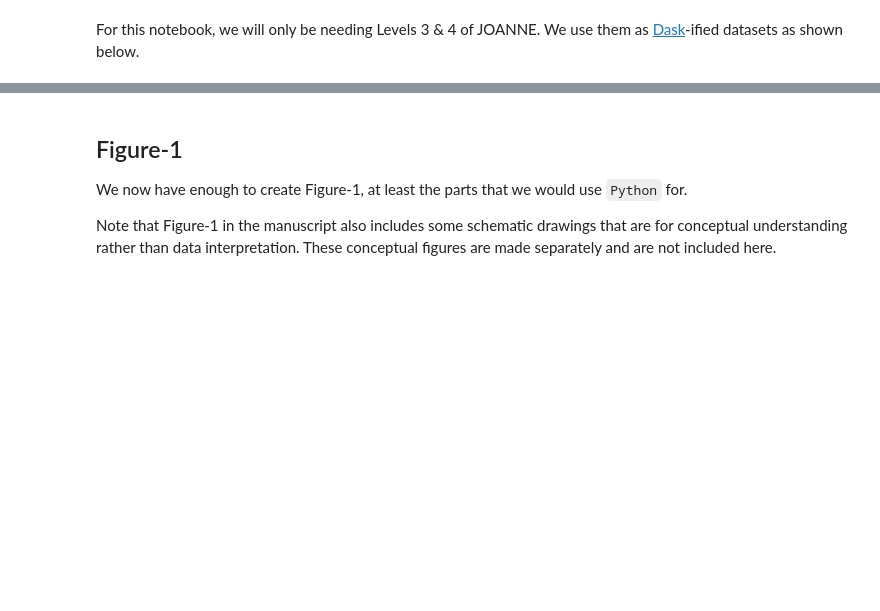
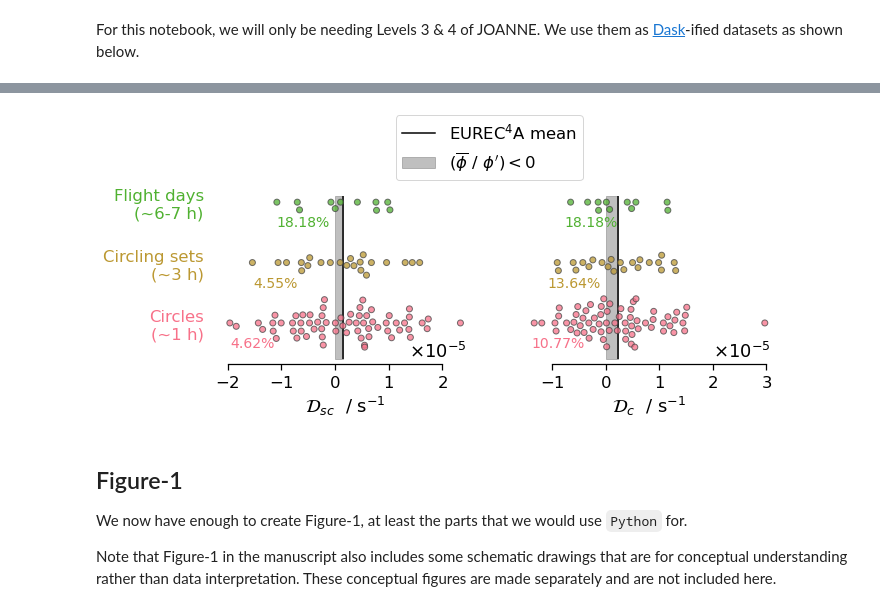
Before and after one commit to Geet-George/recode_smocs, a Jupyter notebook: JOANNE_processing.ipynb, the cells around one changed output, grey strips where cells are left out. Cells and saved outputs as stored; diff of their text form; code cells hidden in the pictures; blank space fills up the shorter version.

```diff
--- a/JOANNE_processing.ipynb
+++ b/JOANNE_processing.ipynb
@@ -107,5 +106,53 @@ for variable in ['D_ano','q_ano']:
             daily[f'{layer}_{variable}_{function}'] = ay.compute_over_layer(resampled_mean,variable,layers[layer]['base'],layers[layer]['top'],function)
             cirsets[f'{layer}_{variable}_{function}'] = ay.compute_over_layer(ds_cirsets,variable,layers[layer]['base'],layers[layer]['top'],function)
+# %%
+sb_color_palette = "husl"
+sb.set_context('notebook',font_scale=1.5)
+sb.set_palette(sb_color_palette)
+f,ax = plt.subplots(1,2,figsize=(10,3),sharey=True)
+ylim = (-.6,2.1)
+
+for i,layer in enumerate(['sc','c']):
+
+    variable = 'D'
+    parameter = f'{layer}_{variable}_mean'
+    parameter_ano = f'{layer}_{variable}_ano_mean'
+
+    df = pd.concat([sample_type[parameter].to_series().reset_index(drop=True).rename(str(i)) for i,sample_type in enumerate([circles,cirsets,daily])],axis=1)
+
+    sign_changes = np.array([sample_type[parameter].where(sample_type[parameter]/sample_type[parameter_ano] < 0,drop=True).count().values for sample_type in [circles,cirsets,daily]])
+
+    all_conv_circles = np.array([sample_type[parameter].count().values for sample_type in [circles,cirsets,daily]])
+
+    percent_circles = (sign_changes / all_conv_circles)*100
+
+    sb.swarmplot(data=df,orient='h',ax=ax[i],s=6, marker="o", linewidth=1, alpha=.75,) #color='teal',
+    ax[i].axvline(circles[parameter].mean(),c='k',label='EUREC$^4$A mean')
+    ax[i].fill_betweenx(ylim,0,circles[parameter].mean(),
+    color='grey',alpha=0.5,
+    label = "$(\overline{\phi}\ /\ \phi') < 0$")
+
+    ax[i].set_ylim(ylim)
+    ax[i].set_xlabel(f"$\mathcal{{{variable}}}_{{{layer}}}$  / s$^{{{-1}}}$")
+
+    [ax[i].text(ax[i].get_xlim()[0]*.9 - (y*ax[i].get_xlim()[0]/5),
+    y-.4,
+    f"{text:.2f}%",
+    color=color,weight='regular',fontsize=14,
+    ) for y,(text,color) in enumerate(zip(percent_circles,sb.color_palette(sb_color_palette).as_hex()[0:len(percent_circles)]))]
+
+    pf.sci_exp_axis(ax[i],axis='x',x_pad=0.75)
+
+ax[0].legend(loc=(.7,1.1))
+ax[0].set_yticks([0,1,2],['Circles\n(~1 h)','Circling sets\n(~3 h)','Flight days\n(~6-7 h)'])
+sb.despine(offset=5,trim=True)
+[i.set_color(sb.color_palette(sb_color_palette).as_hex()[id_]) for id_,i in enumerate(ax[0].get_yticklabels())]
+[m.spines['left'].set_visible(False) for m in ax]
+[m.tick_params(axis='y',left=False)  for m in ax];
+
+plt.savefig(f'sandbox/distribution_of_Dsc_and_Dc_for_circles_circling-sets_flight-days_compared_to_campaign_mean.pdf',bbox_inches='tight')
+# %% [output]
+[figure, added]
 # %% [markdown]
 ## Figure-1
 
```
Also changed, not shown: parts of 16 cells of this notebook.
